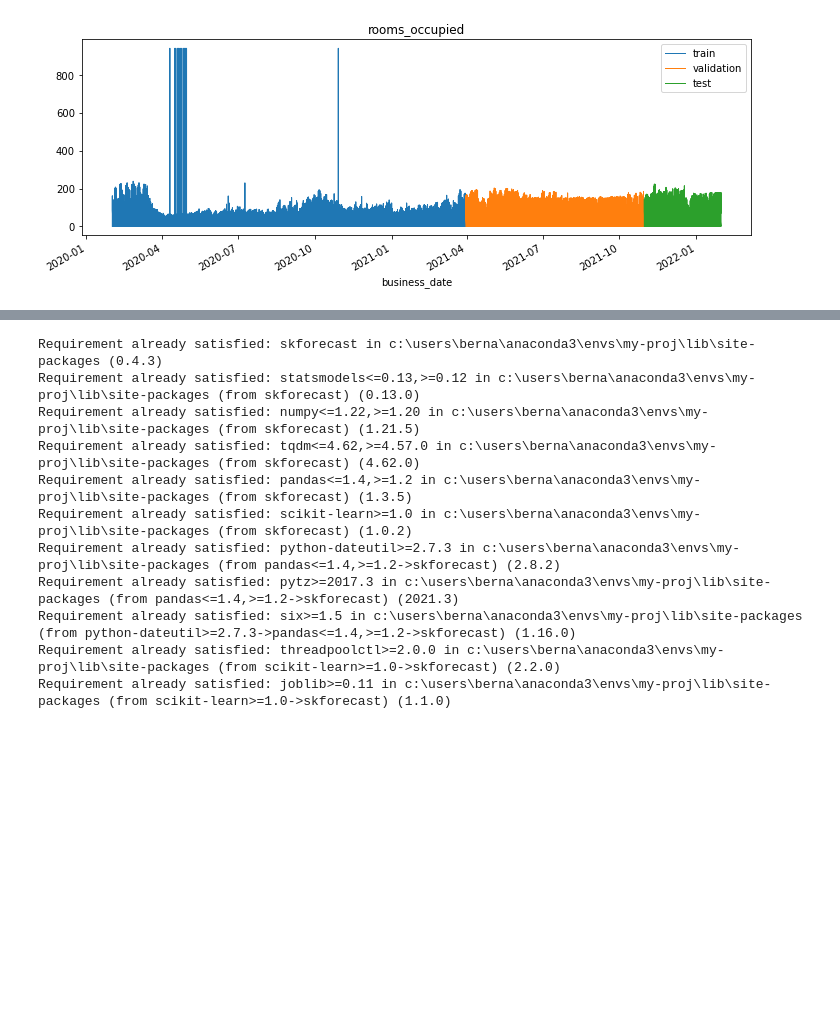
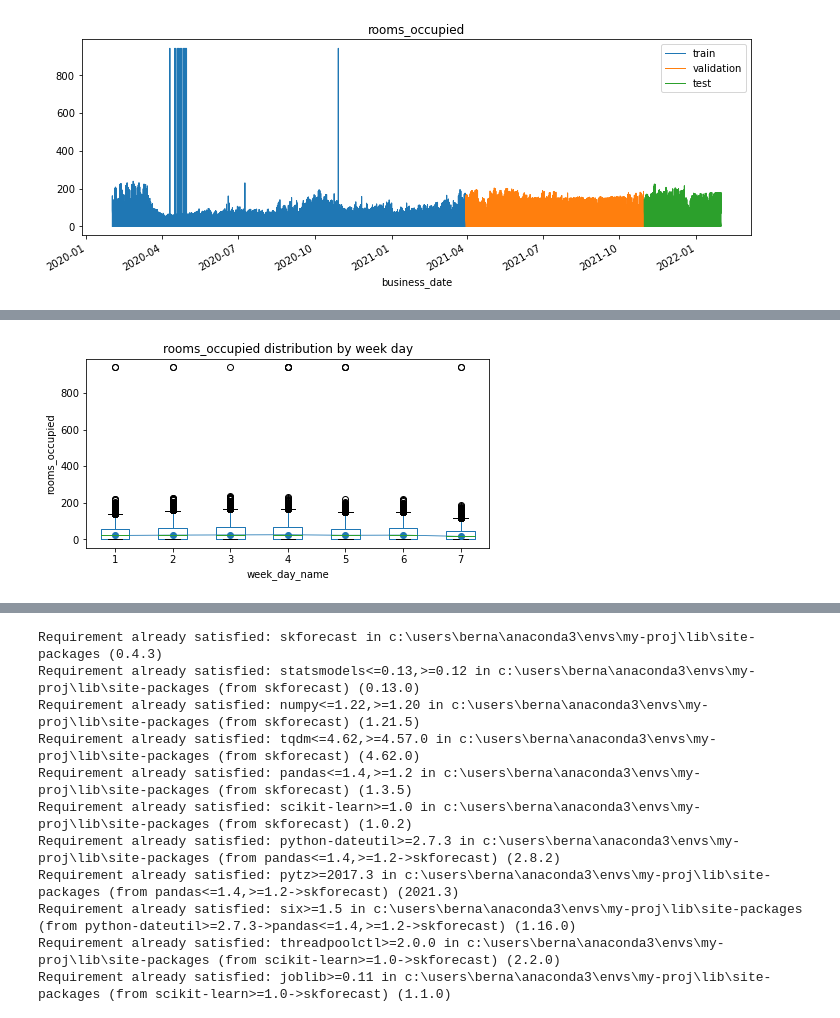
Before and after one commit to a01625364/prisma, a Jupyter notebook: ipynb/Evi2Ent3.ipynb, the cells around one changed output, grey strips where cells are left out. Saved outputs shown, nothing was run; the diff lists cells and outputs as text; code cells hidden in the pictures; blank space fills up the shorter version.

```diff
--- a/ipynb/Evi2Ent3.ipynb
+++ b/ipynb/Evi2Ent3.ipynb
@@ -230,0 +267,12 @@ ax.legend();
+# %%
+# Boxplot for weekly seasonality (1=monday, 7=sunday)
+# ==============================================================================
+fig, ax = plt.subplots(figsize=(7, 3.5))
+df_Final['week_day_name'] = df_Final.index.day_of_week + 1
+df_Final.boxplot(column='rooms_occupied', by='week_day_name', ax=ax)
+df_Final.groupby('week_day_name')['rooms_occupied'].median().plot(style='o-', linewidth=0.8, ax=ax)
+ax.set_ylabel('rooms_occupied')
+ax.set_title('rooms_occupied distribution by week day')
+fig.suptitle('');
+# %% [output]
+[figure, added]
```
Also changed, not shown: parts of 8 cells of this notebook.
